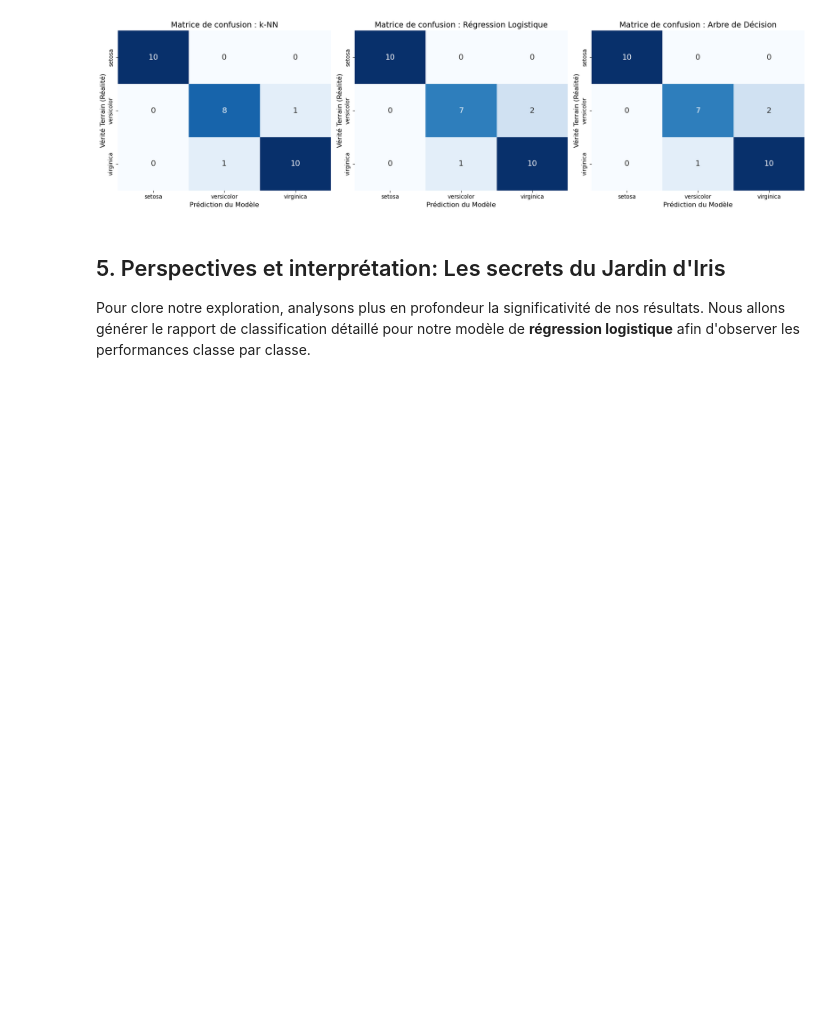
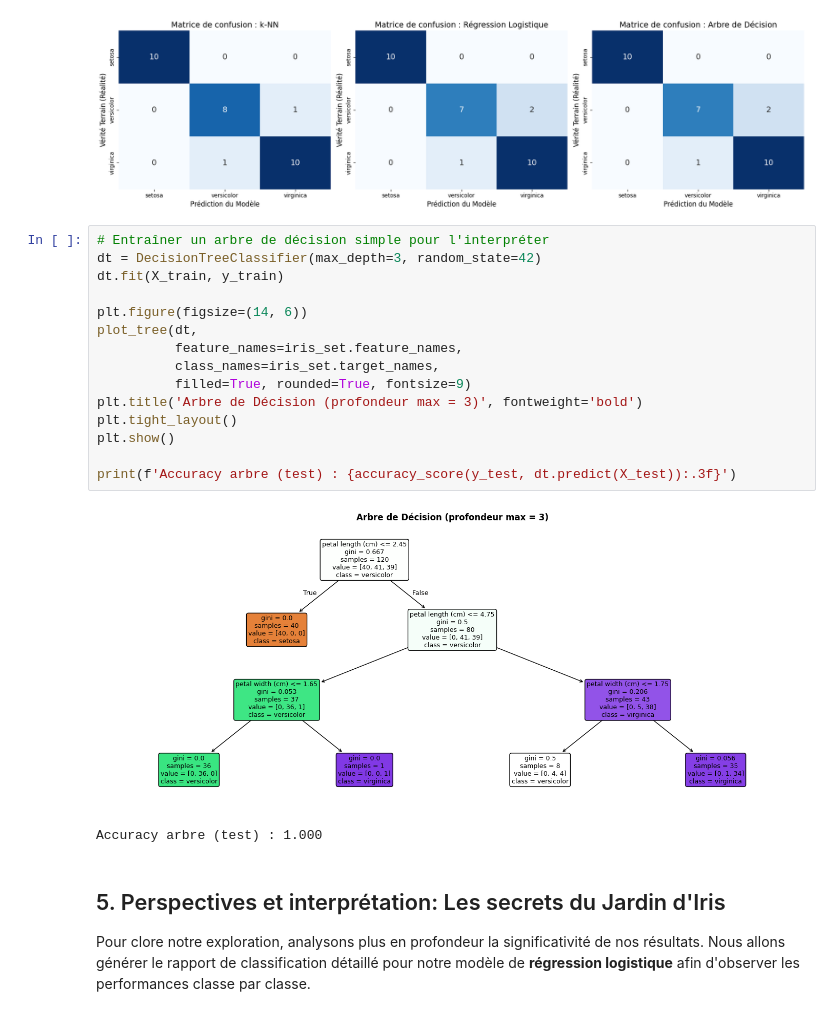
Before and after one commit to nghianguyend/Enigmatique-Jardin-Iris, a Jupyter notebook: Livrable_draft.ipynb, the cells around one changed output. Saved outputs shown, nothing was run; the diff lists cells and outputs as text; blank space fills up the shorter version.

```diff
--- a/Livrable_draft.ipynb
+++ b/Livrable_draft.ipynb
@@ -297,6 +297,24 @@ plt.tight_layout()
 plt.show()
 # %% [output]
 [figure]
+# %%
+# Entraîner un arbre de décision simple pour l'interpréter
+dt = DecisionTreeClassifier(max_depth=3, random_state=42)
+dt.fit(X_train, y_train)
+
+plt.figure(figsize=(14, 6))
+plot_tree(dt,
+          feature_names=iris_set.feature_names,
+          class_names=iris_set.target_names,
+          filled=True, rounded=True, fontsize=9)
+plt.title('Arbre de Décision (profondeur max = 3)', fontweight='bold')
+plt.tight_layout()
+plt.show()
+
+print(f'Accuracy arbre (test) : {accuracy_score(y_test, dt.predict(X_test)):.3f}')
+# %% [output]
+[figure, added]
+Accuracy arbre (test) : 1.000
 # %% [markdown]
 ## 5. Perspectives et interprétation: Les secrets du Jardin d'Iris
 Pour clore notre exploration, analysons plus en profondeur la significativité de nos résultats. Nous allons générer le rapport de classification détaillé pour notre modèle de **régression logistique** afin d'observer les performances classe par classe.
```
Also changed, not shown: parts of 1 cell of this notebook, 3 other files.
